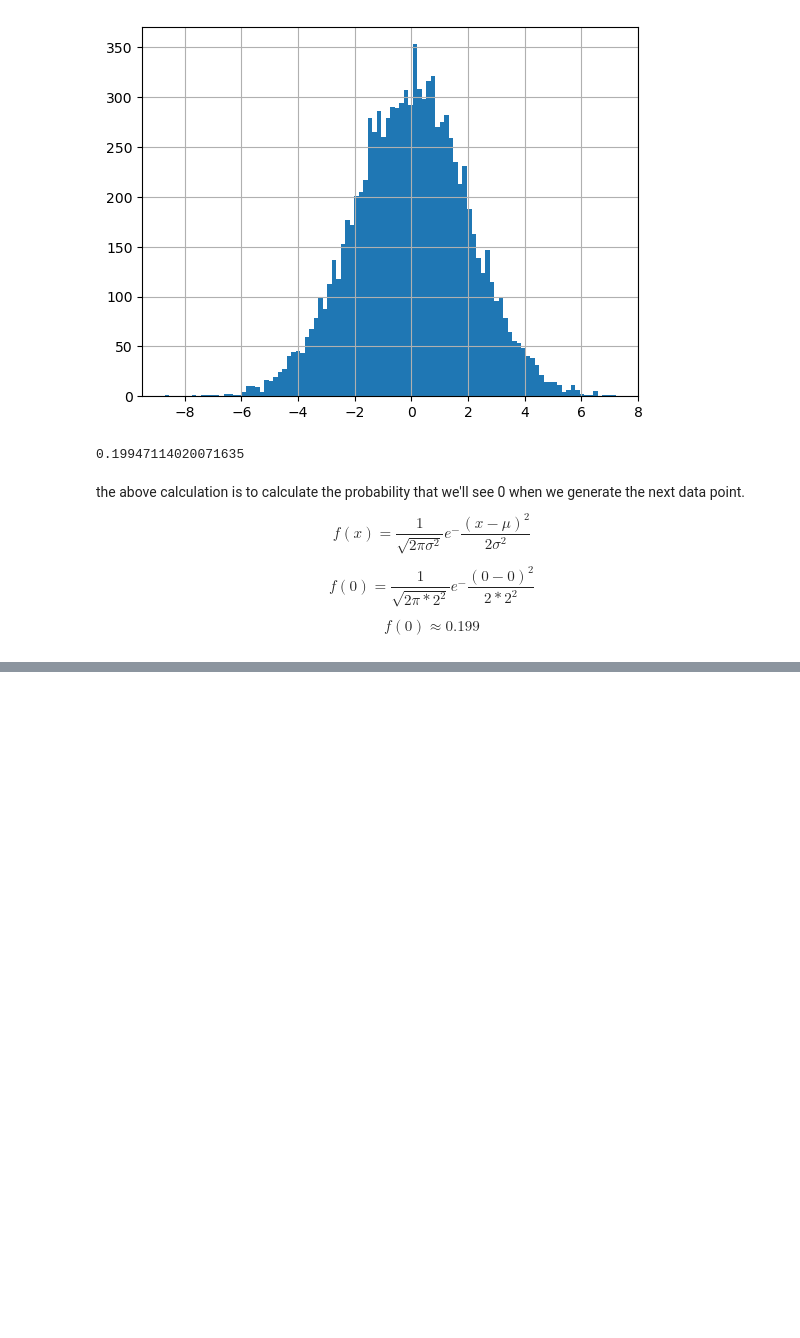
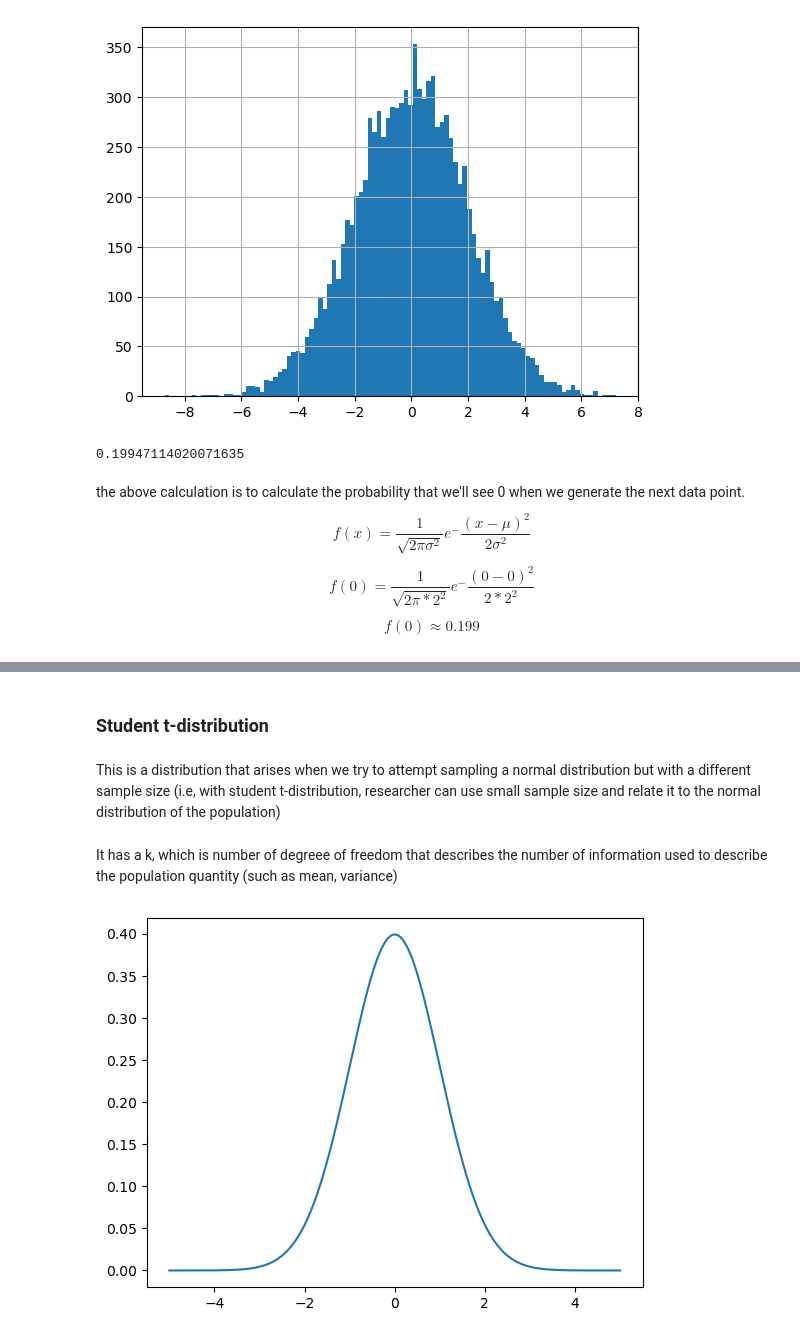
Before and after one commit to FaizAzhar/DataScience-studies, a Jupyter notebook: Statistical Distributions.ipynb, the cells around one changed output, grey strips where cells are left out. Drawn from its saved outputs; the diff is of its cells as text; code cells hidden in the pictures; blank space fills up the shorter version.

```diff
--- a/Statistical Distributions.ipynb
+++ b/Statistical Distributions.ipynb
@@ -61,0 +78,21 @@ $$ f(0) \approx 0.199$$
+# %% [markdown]
+### Student t-distribution
+# %% [markdown]
+This is a distribution that arises when we try to attempt sampling a normal distribution but with a different sample size (i.e, with student t-distribution, researcher can use small sample size and relate it to the normal distribution of the population)
+# %% [markdown]
+It has a k, which is number of degreee of freedom that describes the number of information used to describe the population quantity (such as mean, variance)
+# %%
+# plot the t-distribution pdf
+from numpy import arange
+from matplotlib import pyplot
+from scipy.stats import t
+# define the distribution parameters
+sample_space = arange(-5, 5, 0.001)
+dof = len(sample_space) - 1
+# calculate the pdf
+pdf = t.pdf(sample_space, dof)
+# plot
+pyplot.plot(sample_space, pdf)
+pyplot.show()
+# %% [output]
+[figure, added]
```
Also changed, not shown: parts of 5 cells of this notebook.
